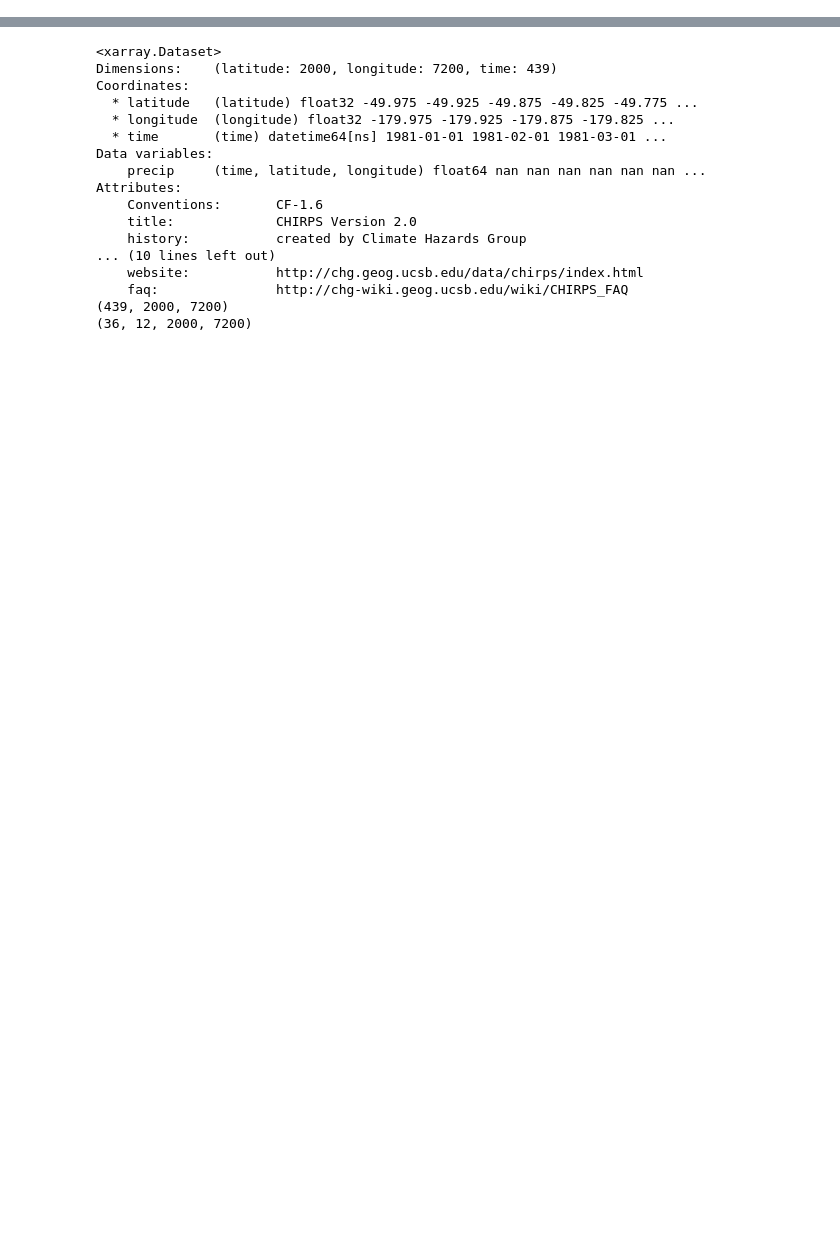
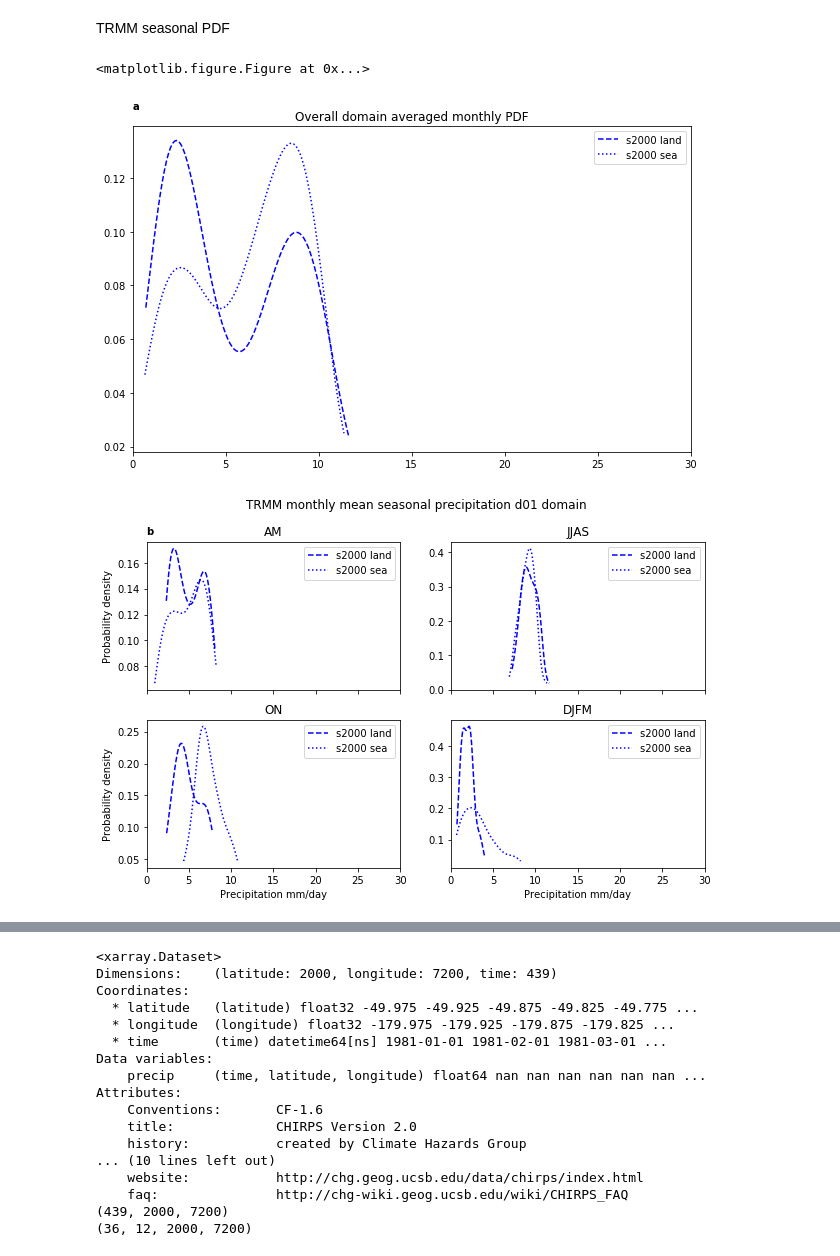
Before and after one commit to likkhian/principia, a Jupyter notebook: MeasurementAnalysis.ipynb, the cells around one changed output, grey strips where cells are left out. Saved outputs shown, nothing was run; the diff lists cells and outputs as text; code cells hidden in the pictures; blank space fills up the shorter version.

```diff
--- a/MeasurementAnalysis.ipynb
+++ b/MeasurementAnalysis.ipynb
@@ -59,0 +166,32 @@ plt.show()
+# %% [markdown]
+TRMM seasonal PDF
+# %%
+trmm_d01=trmm.sel(lat=slice(latmin_d1, latmax_d1),lon=slice(lonmin_d1,lonmax_d1))
+trmm_day_d01=trmm_day.sel(lat=slice(latmin_d1, latmax_d1),lon=slice(lonmin_d1,lonmax_d1))
+
+plt.rcParams["figure.figsize"] = 10,6
+plt.figure(1)
+fig,ax=plt.subplots()
+plt_monsoon_pdf(ax,trmm_d01,1,1,'Overall domain averaged monthly PDF')
+ax.text(0.0, 1.05, 'a', transform=ax.transAxes,
+            size=10, weight='bold')
+my_xticks=['AM','JJAS','ON','DJFM']
+plt.figure(2)
+plot_monsoon_pdfs(trmm_d01,1,1,'b')
+plt.suptitle('TRMM monthly mean seasonal precipitation d01 domain')
+
+plt.figure(3)
+fig,ax=plt.subplots()
+plt_monsoon_pdf(ax,trmm_day_d01,1,1,'Overall domain averaged daily PDF')
+ax.text(0.0, 1.05, 'a', transform=ax.transAxes,
+            size=10, weight='bold')
+my_xticks=['AM','JJAS','ON','DJFM']
+plt.figure(4)
+plot_monsoon_pdfs(trmm_day_d01,1,1,'b')
+plt.suptitle('TRMM daily mean seasonal precipitation d01 domain')
+
+plt.show()
+# %% [output]
+<matplotlib.figure.Figure at 0x...>
+[figure, added]
+[figure, added]
```
Also changed, not shown: parts of 17 cells of this notebook.
